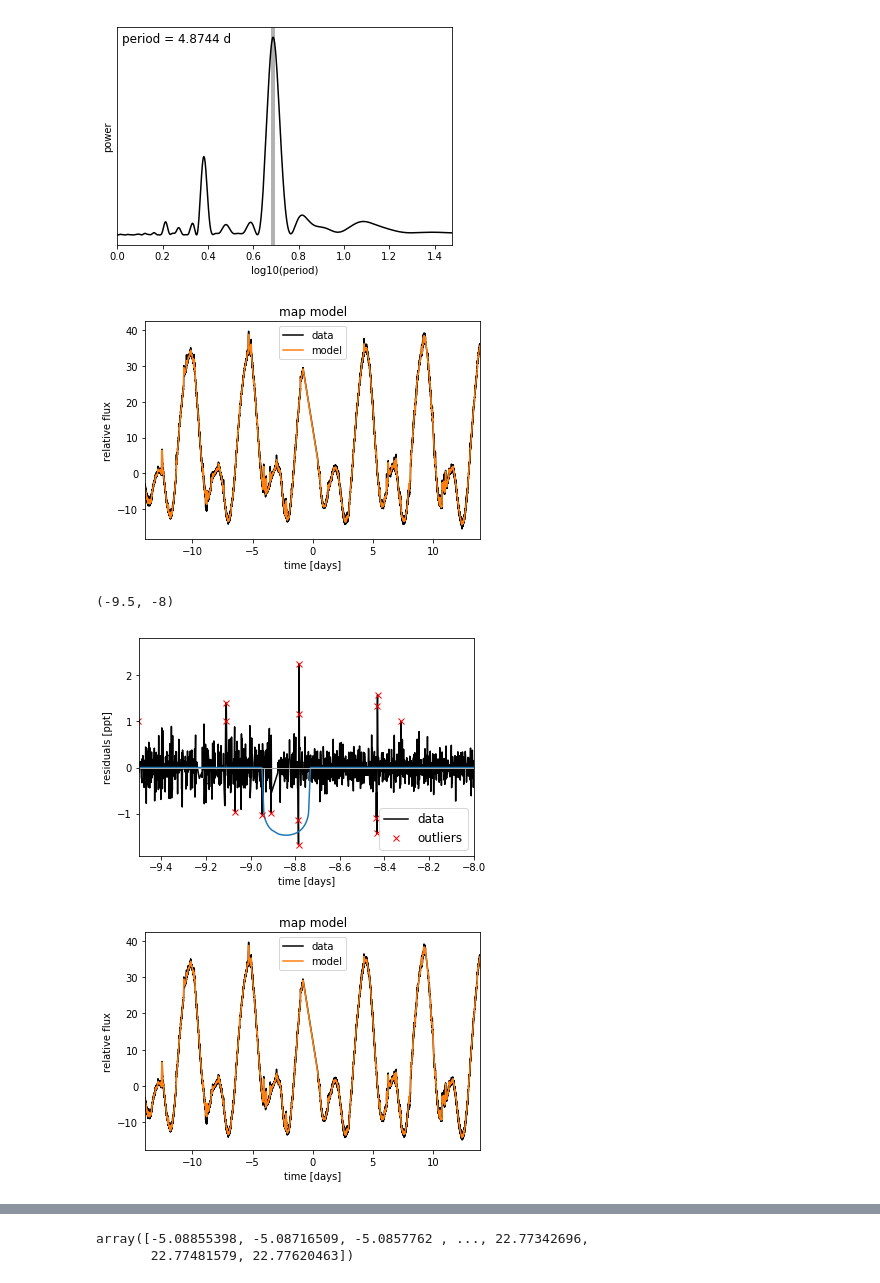
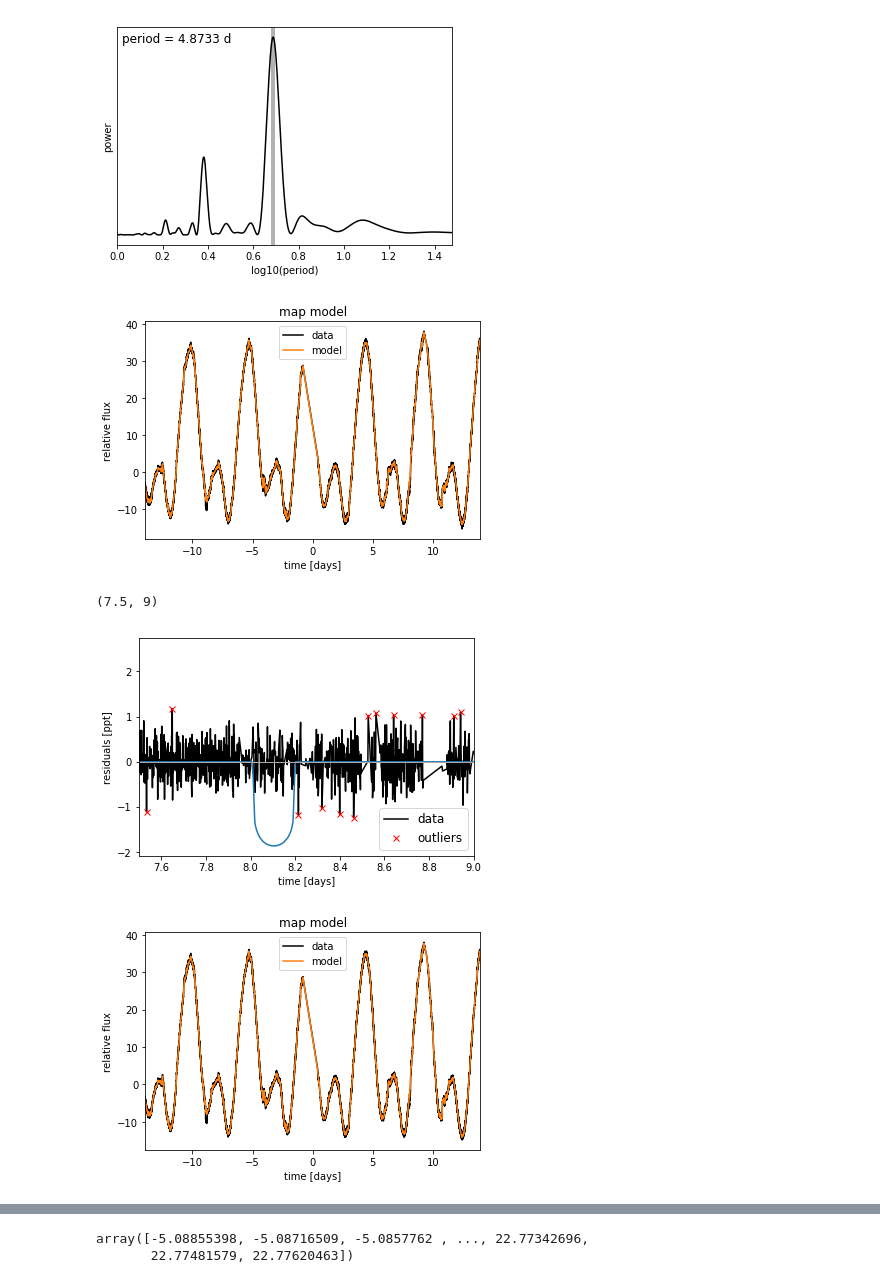
Before and after one commit to mrtommyb/l98-59-transitmodel, a Jupyter notebook: code/for_tom.ipynb, the cells around one changed output, grey strips where cells are left out. Saved outputs shown, nothing was run; the diff lists cells and outputs as text; code cells hidden in the pictures.

```diff
--- a/code/for_tom.ipynb
+++ b/code/for_tom.ipynb
@@ -31,7 +29,7 @@ for i in range(10):
     y_prime = np.interp(time, time[m], flux[m])
     smooth = savgol_filter(y_prime, 301, polyorder=3)
     resid = flux - smooth
-    sigma = 3*np.sqrt(np.mean(resid**2))
+    sigma = np.sqrt(np.mean(resid**2))
     m0 = resid < sigma
     if m.sum() == m0.sum():
         m = m0
@@ -91,7 +89,7 @@ def build_model(mask=None):
     with pm.Model() as model:
 
         # The mean flux of the time series
-        mean = pm.Normal("mean", mu=0.0, sd=10.0)
+        mean = pm.Normal("mean", mu=6, sd=10.0)
 
         # A jitter term describing excess white noise
         logs2 = pm.Normal("logs2", mu=2*np.log(np.min(yerr[mask])), sd=5.0)
@@ -117,15 +115,15 @@ def build_model(mask=None):
         )
 
         u_star = xo.distributions.QuadLimbDark("u_star",
-                                              testval=np.array([0.3, 0.2]))
+                                              testval=np.array([0.31, 0.1]))
         R_star = 0.8, 0.1
         Rho_star = 0.8
         r_star = pm.Normal("r_star", mu=R_star[0], sd=R_star[1])
-        logrho_star = pm.Normal("logrho_star", mu=np.log(Rho_star), sd=2)
+        logrho_star = pm.Normal("logrho_star", mu=np.log(Rho_star), sd=1)
         rho_star = pm.Deterministic("rho_star", tt.exp(logrho_star))
         pm.Potential("r_star_prior", tt.switch(r_star > 0, 0, -np.inf))
-        logP = pm.Normal("logP", mu=np.log(p_period), sd=0.01)
-        t0 = pm.Normal("t0", mu=p_t0, sd=0.1)
+        logP = pm.Normal("logP", mu=np.log(p_period), sd=0.1)
+        t0 = pm.StudentT("t0", mu=p_t0, nu=1.0, sd=0.5)
 #         ror, b = xo.distributions.get_joint_radius_impact(
 #             min_radius=0.001, max_radius=0.3,
 #             testval_r=p_depth,
@@ -135,11 +133,11 @@ def build_model(mask=None):
         ror = pm.Deterministic("r", tt.exp(logror))
         b_param = pm.Uniform("b_param", lower=0, upper=1)
         b = pm.Deterministic("b", b_param * (1 + ror))
-#         ecc = pm.Bound(pm.Beta, lower=0.0, upper=1.0)("ecc", alpha=0.867, beta=3.03, testval=0.01)
-#         omega = xo.distributions.Angle("omega")
+        ecc = pm.Bound(pm.Beta, lower=0.0, upper=1.0)("ecc", alpha=0.867, beta=3.03, testval=0.05)
+        omega = xo.distributions.Angle("omega")
 
 
-        pm.Potential("ror_prior_lo", tt.switch(tt.all(0.01 < ror), 0.0, -np.inf))
+        pm.Potential("ror_prior_lo", tt.switch(tt.all(0.005 < ror), 0.0, -np.inf))
         pm.Potential("ror_prior_hi", tt.switch(tt.all(ror < 0.3), 0.0, -np.inf))
 #         pm.Potential("ror_prior", -tt.log(ror))
 
@@ -149,7 +147,7 @@ def build_model(mask=None):
         orbit = xo.orbits.KeplerianOrbit(
             r_star=r_star, #m_star=m_star,
             period=p_period, t0=t0, b=b,
-            rho_star=rho_star)
+            rho_star=rho_star, ecc=ecc, omega=omega)
         light_curves = xo.StarryLightCurve(u_star, r_star=r_star).get_light_curve(
             orbit=orbit, r=r_pl, t=x[mask], texp=texp)*1e3
         light_curve = pm.math.sum(light_curves, axis=-1)
@@ -185,25 +183,25 @@ plt.xlabel("time [days]")
 plt.ylabel("relative flux")
 plt.title("map model");
 # %% [output]
-[figure, old version]
+[figure, new version]
 # %%
 mod = map_soln0["pred"] + map_soln0["mean"] + np.sum(map_soln0["light_curves"], axis=-1)
 resid = y - mod
 rms = np.sqrt(np.median(resid**2))
 mask = np.abs(resid) < 5. * rms
 
 plt.plot(x, resid, "k", label="data")
 plt.plot(x, np.sum(map_soln0["light_curves"], axis=-1))
 plt.plot(x[~mask], resid[~mask], "xr", label="outliers")
 plt.axhline(0, color="#aaaaaa", lw=1)
 plt.ylabel("residuals [ppt]")
 plt.xlabel("time [days]")
 plt.legend(fontsize=12, loc=4)
 plt.xlim(x.min(), x.max());
-plt.xlim(-9.5,-8)
+plt.xlim(-9.5+17,-8+17)
 # %% [output]
-(-9.5, -8)
+(7.5, 9)
-[figure, old version]
+[figure, new version]
 # %%
 model, map_soln = build_model(mask)
 # %%
@@ -215,7 +213,7 @@ plt.xlabel("time [days]")
 plt.ylabel("relative flux")
 plt.title("map model");
 # %% [output]
-[figure, old version]
+[figure, new version]
 # %%
 plt.plot(x[mask], y[mask], "k", label="data")
 plt.plot(x[mask], y[mask] - map_soln["pred"] + map_soln["mean"], color="C1", label="model")
```
Also changed, not shown: parts of 18 cells of this notebook.
